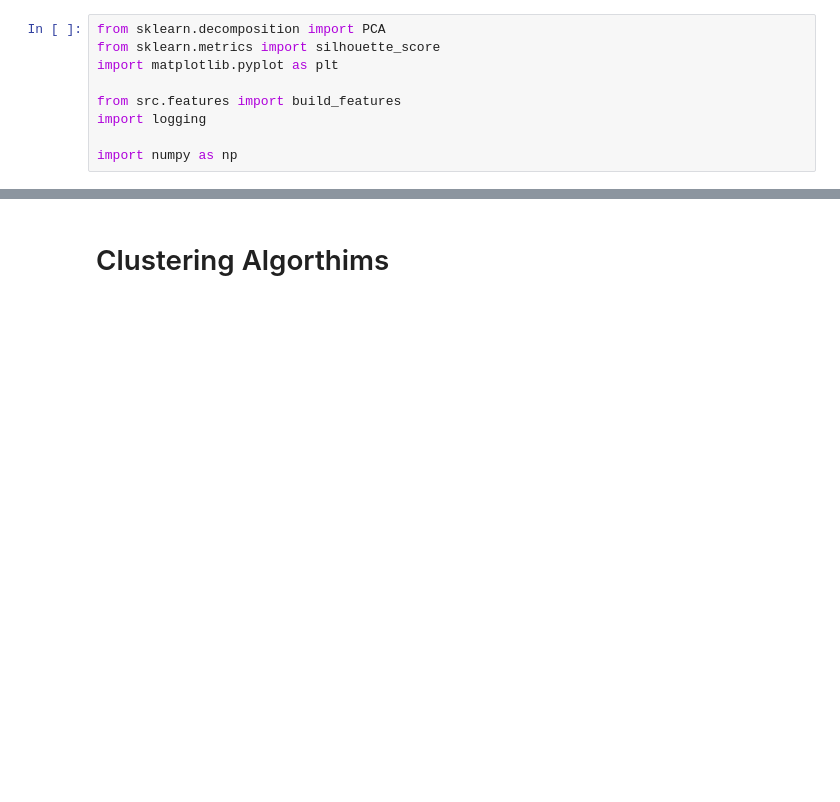
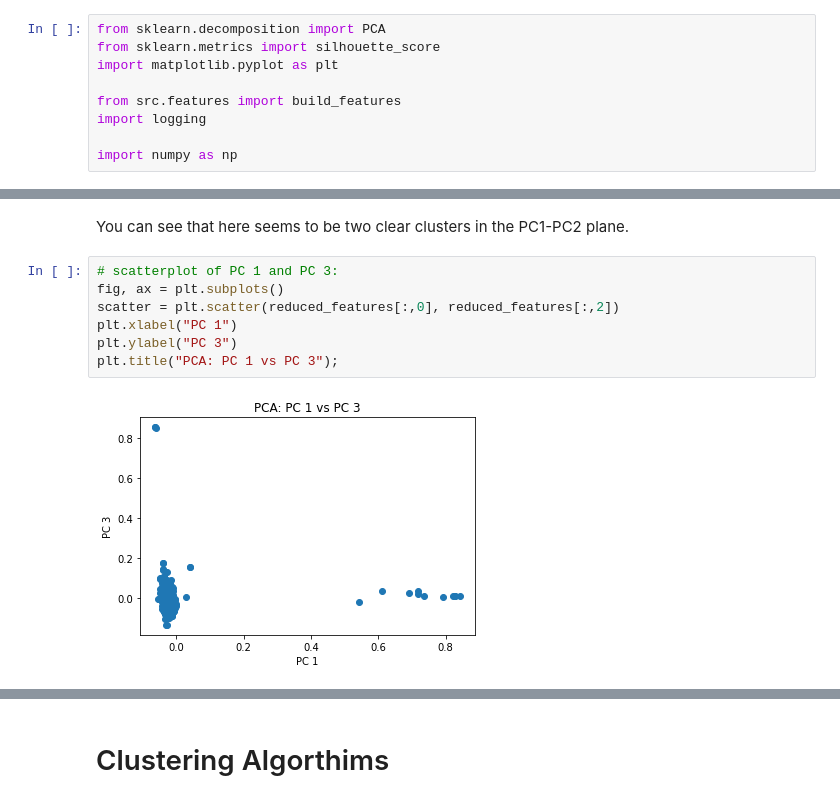
Before and after one commit to MatanFreedman/LinkedIn-NLP, a Jupyter notebook: notebooks/clustering/0.2-matan-td-idf.ipynb, the cells around one changed output, grey strips where cells are left out. Cells and saved outputs as stored; diff of their text form; blank space fills up the shorter version.

```diff
--- a/notebooks/clustering/0.2-matan-td-idf.ipynb
+++ b/notebooks/clustering/0.2-matan-td-idf.ipynb
@@ -26,0 +55,11 @@ I've got the basic bag-of-words + TF-IDF features built, now to do some initial
+# %% [markdown]
+You can see that here seems to be two clear clusters in the PC1-PC2 plane.
+# %%
+# scatterplot of PC 1 and PC 3:
+fig, ax = plt.subplots()
+scatter = plt.scatter(reduced_features[:,0], reduced_features[:,2])
+plt.xlabel("PC 1")
+plt.ylabel("PC 3")
+plt.title("PCA: PC 1 vs PC 3");
+# %% [output]
+[figure, added]
```
Also changed, not shown: parts of 22 cells of this notebook, 1 other file.
